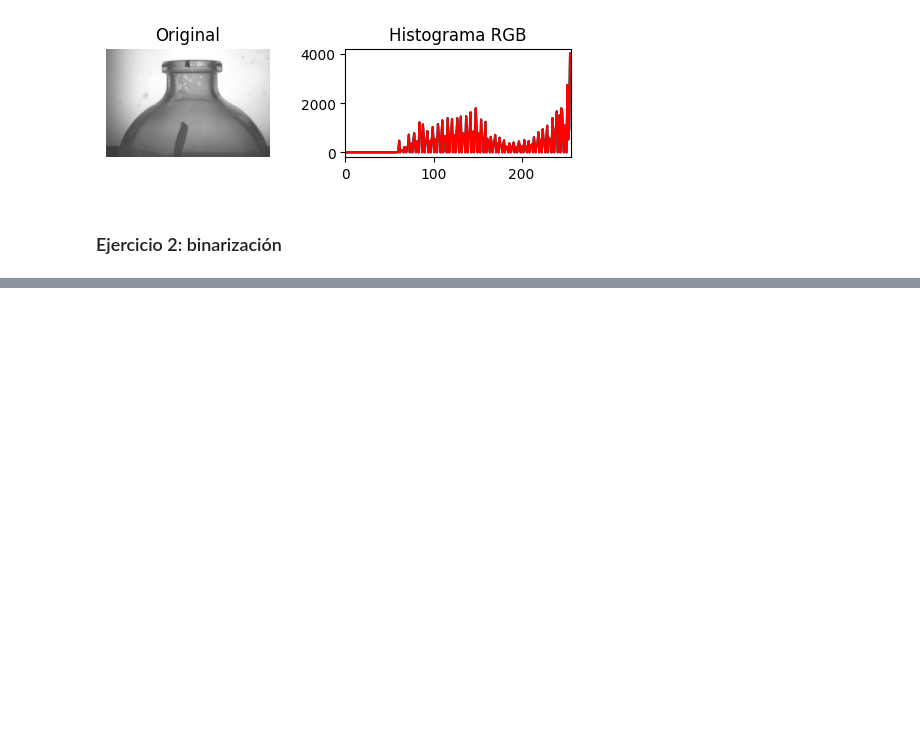
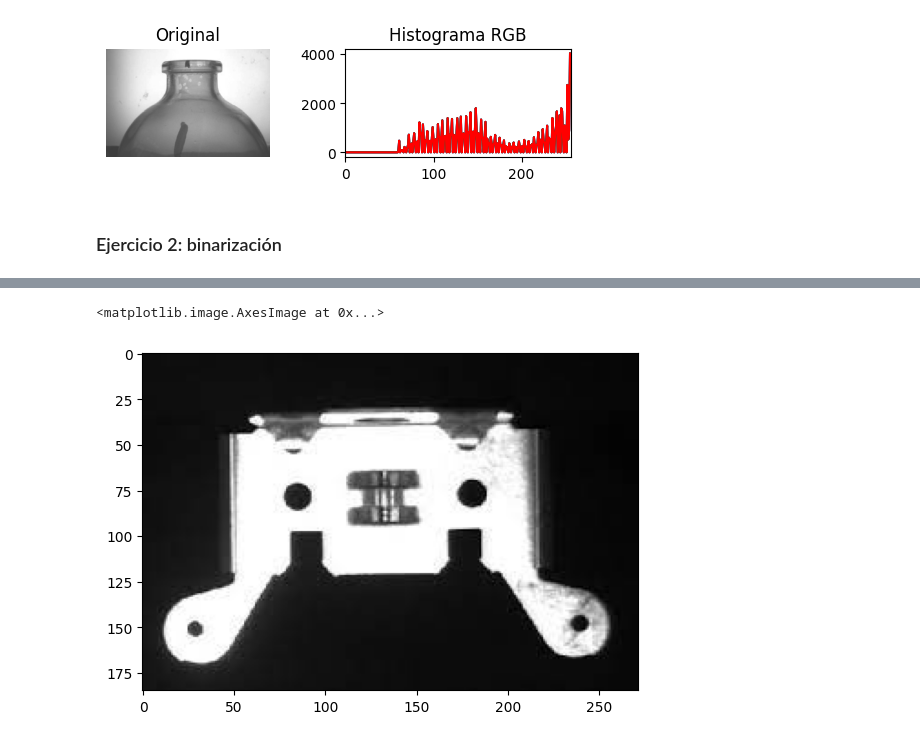
Before and after one commit to cae1000/Trabajos-Vision, a Jupyter notebook: Laboratorio 1/Practica_Lab1.ipynb, the cells around one changed output, grey strips where cells are left out. Saved outputs shown, nothing was run; the diff lists cells and outputs as text; code cells hidden in the pictures; blank space fills up the shorter version.

```diff
--- a/Laboratorio 1/Practica_Lab1.ipynb
+++ b/Laboratorio 1/Practica_Lab1.ipynb
@@ -135,0 +162,6 @@ Hola :)
+# %%
+#Se muestra la imagen original y la binarizada
+plt.imshow(piezametalica[:,:,::-1])
+# %% [output]
+<matplotlib.image.AxesImage at 0x...>
+[figure, added]
```
Also changed, not shown: parts of 5 cells of this notebook.
